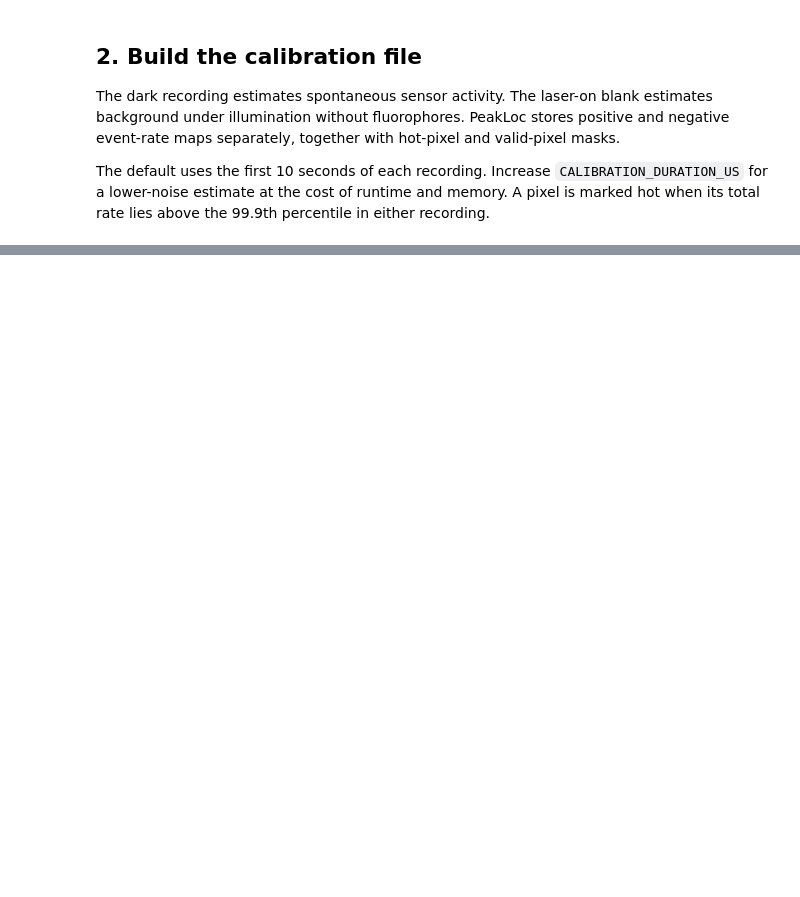
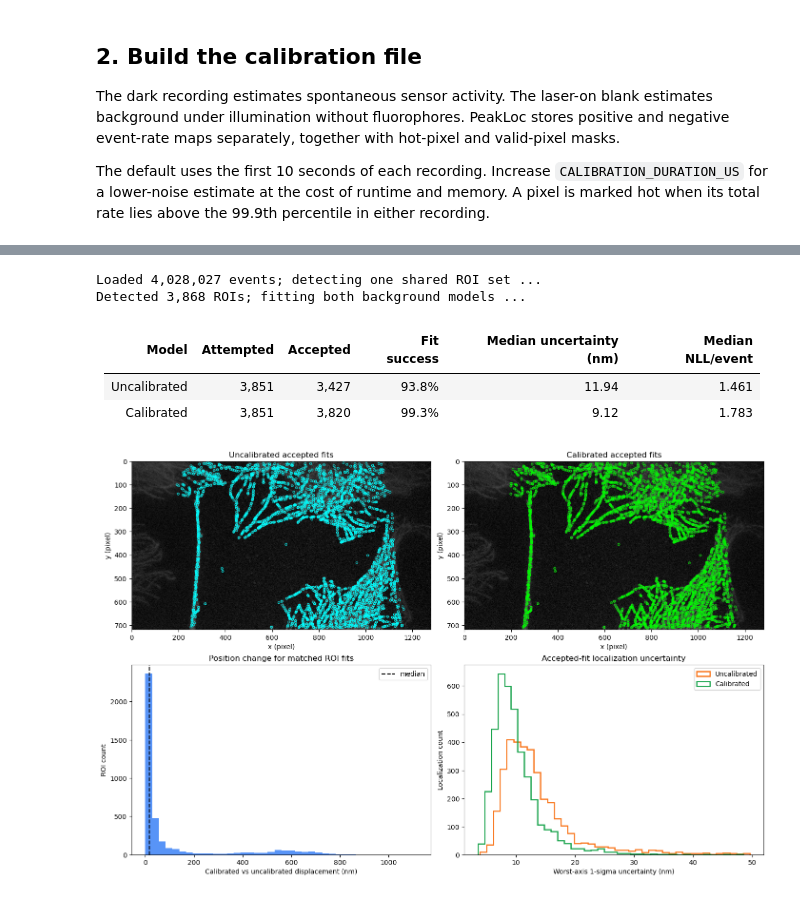
Before and after one commit to androbaza/PeakLoc, a Jupyter notebook: notebooks/calibration_comparison.ipynb, the cells around one changed output, grey strips where cells are left out. Cells and saved outputs as stored; diff of their text form; code cells hidden in the pictures; blank space fills up the shorter version.

Commit message:
fix: tune calibrated fit conditioning

```diff
--- a/notebooks/calibration_comparison.ipynb
+++ b/notebooks/calibration_comparison.ipynb
@@ -215,10 +224,11 @@ gc.collect()
 # %%
-# 3. Fit the same one-second recording chunk with and without calibration.
+# 3. Fit the same short recording chunk with and without calibration.
 RECORDING_FOLDER = (
     REPO_ROOT / "data" / "5_minute_Recording_Rapid_Switching_From_Power_Increase"
 )
-RECORDING_START_US = 30_000_000
-RECORDING_DURATION_US = 1_000_000
+RECORDING_START_US = 10_000_000
+RECORDING_DURATION_US = 2_000_000
+MAX_FIT_CONDITION = 1e12
 recording_path = only_raw_file(RECORDING_FOLDER)
 events, sensor_shape = read_raw_window(
     recording_path,
@@ -239,6 +249,8 @@ config_payload.update(
         "plot_result": False,
         "cleanup_temp_outputs": False,
         "qc_enabled": False,
+        # The calibrated six-parameter Fisher matrix is differently scaled.
+        "max_fit_cond": MAX_FIT_CONDITION,
         "allow_uncalibrated": False,
         "calibration_path": str(CALIBRATION_PATH),
     }
@@ -340,33 +352,41 @@ axes[1, 0].set(
     title="Position change for matched ROI fits",
     xlabel="Calibrated vs uncalibrated displacement (nm)",
     ylabel="ROI count",
 )
 
 for label, localizations, color in [
     ("Uncalibrated", uncalibrated.filtered, "#f97316"),
     ("Calibrated", calibrated.filtered, "#16a34a"),
 ]:
     if localizations.size:
         uncertainty_nm = (
             localization_uncertainty_px(localizations)
             * calibrated_config.optical_pixel_size_nm
         )
         uncertainty_nm = uncertainty_nm[np.isfinite(uncertainty_nm)]
         axes[1, 1].hist(
             uncertainty_nm,
             bins=40,
             histtype="step",
             linewidth=1.8,
             label=label,
             color=color,
         )
 axes[1, 1].set(
     title="Accepted-fit localization uncertainty",
     xlabel="Worst-axis 1-sigma uncertainty (nm)",
     ylabel="Localization count",
 )
 axes[1, 1].legend()
 plt.show()
+# %% [output]
+Loaded 4,028,027 events; detecting one shared ROI set ...
+Detected 3,868 ROIs; fitting both background models ...
+| Model | Attempted | Accepted | Fit success | Median uncertainty (nm) | Median NLL/event |
+|---|---:|---:|---:|---:|---:|
+| Uncalibrated | 3,851 | 3,427 | 93.8% | 11.94 | 1.461 |
+| Calibrated | 3,851 | 3,820 | 99.3% | 9.12 | 1.783 |
+[figure, added]
 # %% [markdown]
 ## Reading the comparison
 
```
Also changed, not shown: parts of 4 cells of this notebook.
